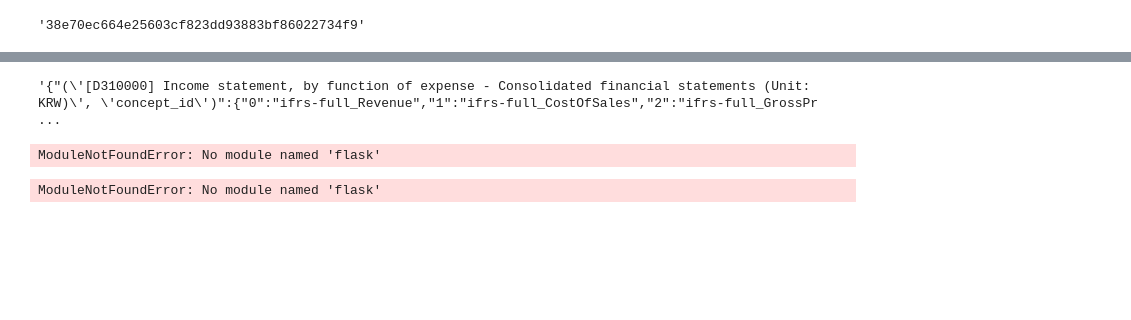
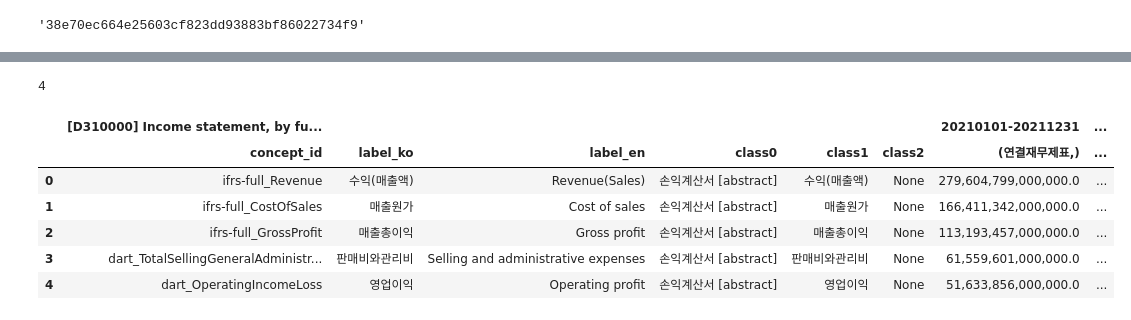
Before and after one commit to Gros19/KhAPI, a Jupyter notebook: fss/Untitled-1.ipynb, the cells around one changed output, grey strips where cells are left out. Drawn from its saved outputs; the diff is of its cells as text; code cells hidden in the pictures; blank space fills up the shorter version.

```diff
--- a/fss/Untitled-1.ipynb
+++ b/fss/Untitled-1.ipynb
@@ -111,31 +132,14 @@ incom = fs['is'].to_json()
+# %%
+print("4")
+# %% [output]
+4
 # %%
-incom
+incom.head()
 # %% [output]
-'{"(\'[D310000] Income statement, by function of expense - Consolidated financial statements (Unit: KRW)\', \'concept_id\')":{"0":"ifrs-full_Revenue","1":"ifrs-full_CostOfSales","2":"ifrs-full_GrossPr ...
+|  | [D310000] Income statement, by fu... |  |  |  |  |  | 20210101-20211231 | ... |
+|  | concept_id | label_ko | label_en | class0 | class1 | class2 | (연결재무제표,) | ... |
+| 0 | ifrs-full_Revenue | 수익(매출액) | Revenue(Sales) | 손익계산서 [abstract] | 수익(매출액) | None | 279,604,799,000,000.0 | ... |
+| 1 | ifrs-full_CostOfSales | 매출원가 | Cost of sales | 손익계산서 [abstract] | 매출원가 | None | 166,411,342,000,000.0 | ... |
+| 2 | ifrs-full_GrossProfit | 매출총이익 | Gross profit | 손익계산서 [abstract] | 매출총이익 | None | 113,193,457,000,000.0 | ... |
+| 3 | dart_TotalSellingGeneralAdministr... | 판매비와관리비 | Selling and administrative expenses | 손익계산서 [abstract] | 판매비와관리비 | None | 61,559,601,000,000.0 | ... |
+| 4 | dart_OperatingIncomeLoss | 영업이익 | Operating profit | 손익계산서 [abstract] | 영업이익 | None | 51,633,856,000,000.0 | ... |
-# %%
-from flask import Flask  #서버 구현을 위한 Flask 객체 import
-from flask_restx import Api, Resource #Api 구현을 위한 Api 객체 import
-
-app = Flask(__name__) #Flask 객체 선언, 파라미터로 어플리케이션 패키지의 이름을 넣어줌
-api = Api(app) #Flask 객체에 Api 객체 등록
-
-@api.route('/hello')
-class HelloWorld(Resource):
-    def get(self):
-        return incom
-if __name__=="__main__":
-    app.run(debug=True, host='0.0.0.0', port=80)
-# %% [output]
-ModuleNotFoundError: No module named 'flask'
-# %%
-from flask import Flask
-app = Flask (__name__)
-
-@app.route('/')
-def hello_world():
-    return 'Hello, World!'
-
-if __name__ == "__main__":
-    app.run()
-# %% [output]
-ModuleNotFoundError: No module named 'flask'
```
Also changed, not shown: parts of 10 cells of this notebook, 2 other files.
